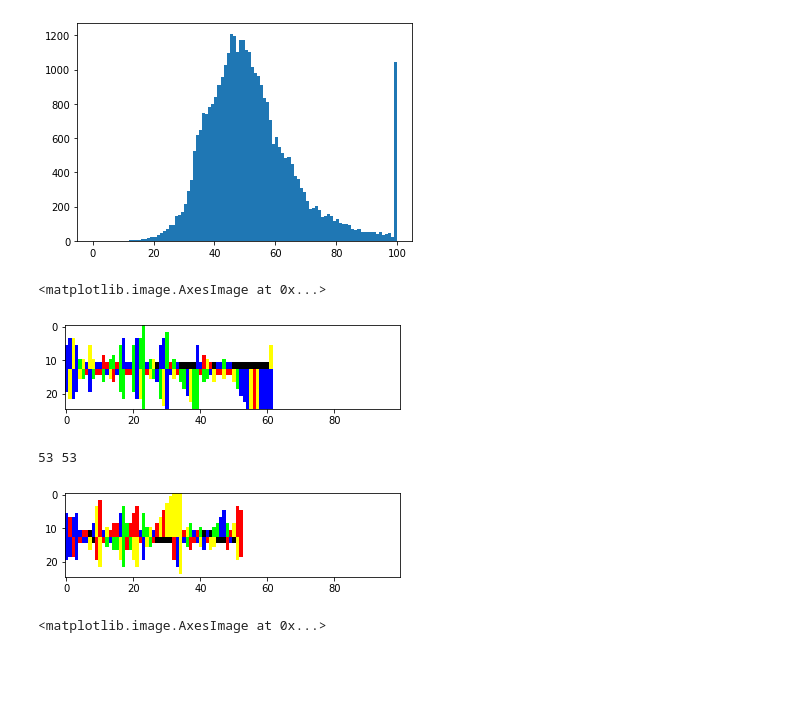
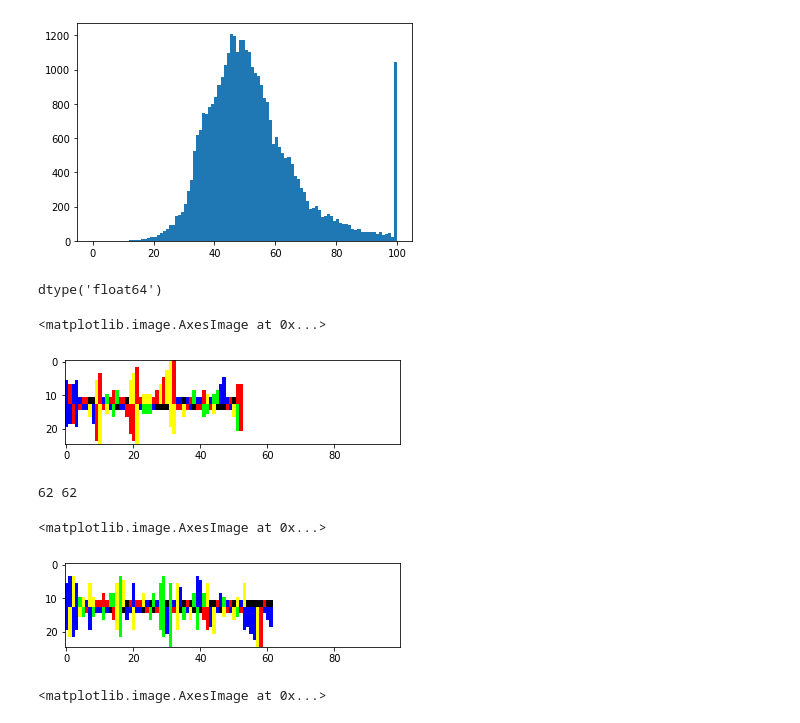
Before and after one commit to marko-petkovic/mirna, a Jupyter notebook: miRNAgeneration/MiRNA augmentation.ipynb, the cells around one changed output. Cells and saved outputs as stored; diff of their text form; code cells hidden in the pictures; blank space fills up the shorter version.

Commit message:
create mirna augmentor class

```diff
--- a/miRNAgeneration/MiRNA augmentation.ipynb
+++ b/miRNAgeneration/MiRNA augmentation.ipynb
@@ -263,16 +272,21 @@ def calc_length(top, bot, top_bond, bot_bond, lnt, pos, strand, rna_length):
                 lnt += 2
                 k += 1
     return lnt
+# %%
+images.dtype
+# %% [output]
+dtype('float64')
 # %%
-plt.imshow(reconstruct_image(top[10], bot[10], top_bonds[10], bot_bonds[10],  x_len_max[10]))
+plt.imshow(reconstruct_image(top[110], bot[110], top_bonds[110], bot_bonds[110],  x_len_max[110]))
 # %% [output]
 <matplotlib.image.AxesImage at 0x...>
-[figure, old version]
+[figure, new version]
-# %%
-augment_mirna(110)
-# %% [output]
-53 53
-[figure, removed]
+# %%
+plt.imshow(augment_mirna(10))
+# %% [output]
+62 62
+<matplotlib.image.AxesImage at 0x...>
+[figure, added]
 # %%
 plt.imshow(images[10])
 # %% [output]
```
Also changed, not shown: parts of 6 cells of this notebook, 2 other files.
